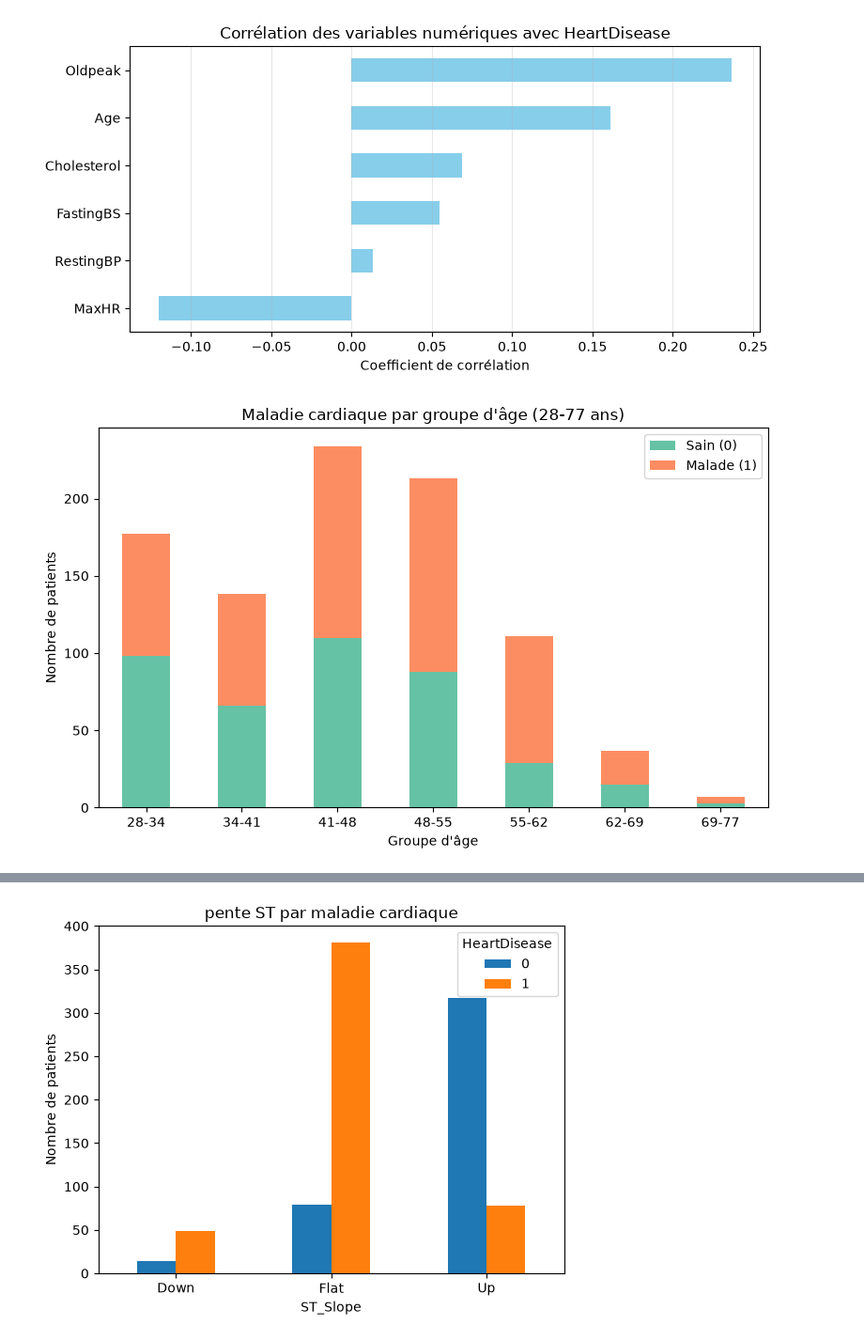
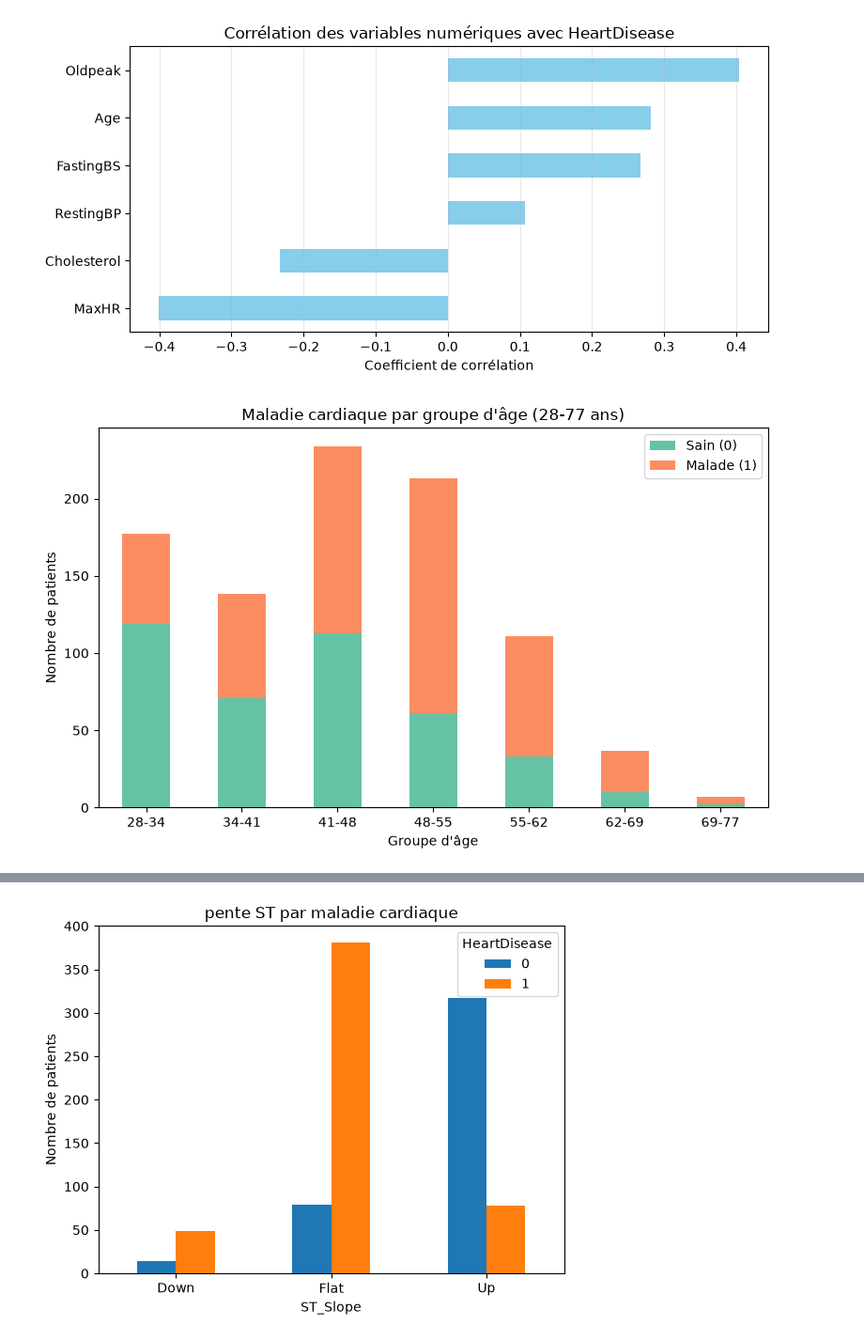
Before and after one commit to mohamedamineelkasbi/heart_disease_prediction_project, a Jupyter notebook: notebooks/DATA_VISUALISATION.ipynb, the cells around one changed output, grey strips where cells are left out. Shown at 94% size. Cells and saved outputs as stored; diff of their text form; code cells hidden in the pictures.

```diff
--- a/notebooks/DATA_VISUALISATION.ipynb
+++ b/notebooks/DATA_VISUALISATION.ipynb
@@ -3,3 +6,4 @@ import pandas as pd
 # %%
-df=pd.read_csv("../data/processed/heart_clean.csv")
+df = pd.read_csv("../data/raw/heart.csv")
+df_eda = df.copy()
 # %%
@@ -31,22 +35,22 @@ sns.heatmap(df.corr(numeric_only=True),annot=True)
 # %%
-corr_num = df[num_cols].corrwith(df['HeartDisease']).sort_values()
+corr_num = df_eda[num_cols].corrwith(df_eda['HeartDisease']).sort_values()
 
 plt.figure(figsize=(8, 4))
 corr_num.plot(kind='barh', color='skyblue')
 plt.title('Corrélation des variables numériques avec HeartDisease')
 plt.xlabel('Coefficient de corrélation')
 plt.grid(axis='x', alpha=0.3)
 plt.tight_layout()
 plt.savefig('../figures/Corrélation_des_variables_numériques_avec_HeartDisease.png', dpi=300, bbox_inches='tight')
 plt.show()
 # %% [output]
-[figure, old version]
+[figure, new version]
 # %%
 bins = [28,44,50,56,62,68,74,80]
 labels = ['28-34', '34-41', '41-48','48-55','55-62','62-69','69-77']
-df['Age_group'] = pd.cut(df['Age'], bins=bins, labels=labels, right=True)
+df_eda['Age_group'] = pd.cut(df_eda['Age'], bins=bins, labels=labels, right=True)
 
-ct = pd.crosstab(df['Age_group'], df['HeartDisease'])
+ct = pd.crosstab(df_eda['Age_group'], df_eda['HeartDisease'])
 
 ct.plot(kind='bar', stacked=True, color=['#66c2a5', '#fc8d62'], figsize=(8,5))
 plt.title('Maladie cardiaque par groupe d\'âge (28-77 ans)')
@@ -58,5 +62,5 @@ plt.tight_layout()
 plt.savefig('../figures/Maladie_cardiaque_par_groupe_d_âge.png', dpi=300, bbox_inches='tight')
 plt.show()
 # %% [output]
-[figure, old version]
+[figure, new version]
 # %%
```
Also changed, not shown: parts of 18 cells of this notebook, 29 other files.
